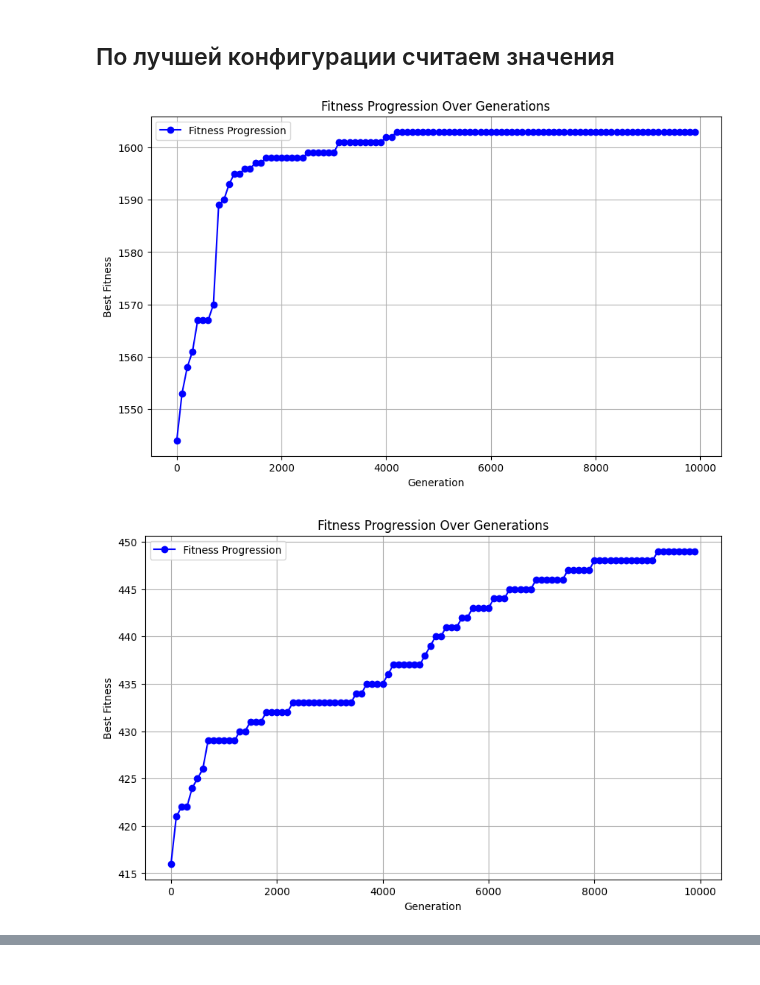
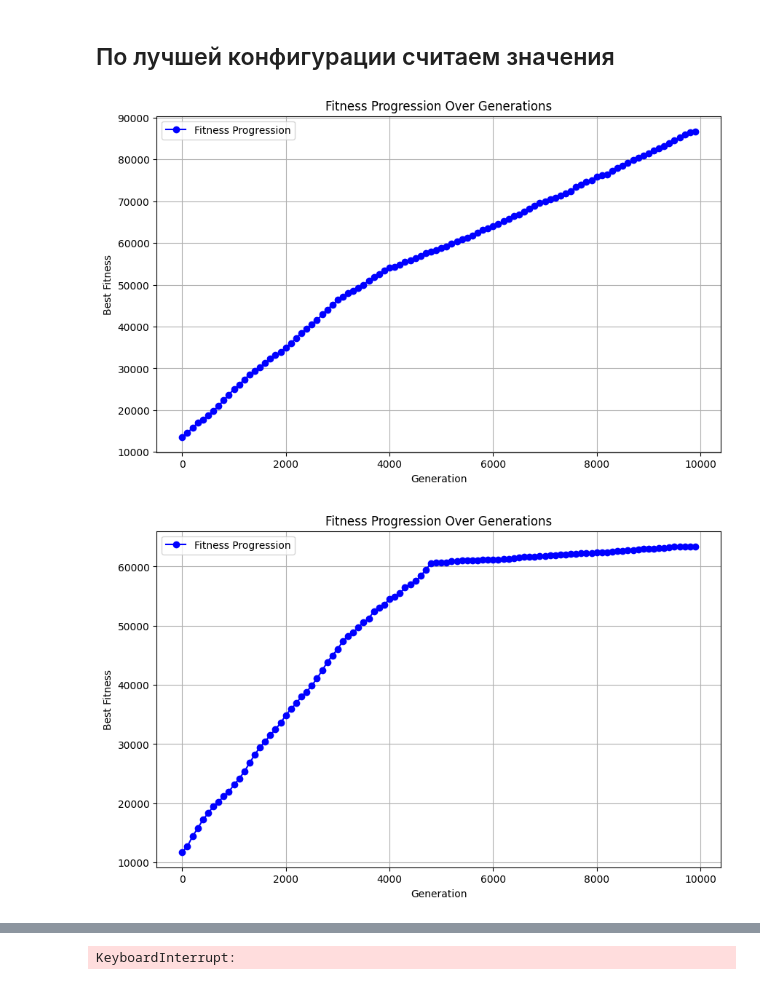
Before and after one commit to Roxasmeei/genetic_algoritm, a Jupyter notebook: analyze.ipynb, the cells around one changed output, grey strips where cells are left out. Cells and saved outputs as stored; diff of their text form; code cells hidden in the pictures.

```diff
--- a/analyze.ipynb
+++ b/analyze.ipynb
@@ -42,29 +50,29 @@ load_logs_from_json("./results/logs.json").sort_values(by='final_optimization_sc
 # %% [markdown]
 ## По лучшей конфигурации считаем значения ##
 # %%
-initial_conditions = load_json("test_conditions/initial_conditions_2.json")
+initial_conditions = load_json("test_conditions/initial_conditions_10_20.json")
 best_params = load_json("results/best_params.json")
 
 for condition in initial_conditions:
 
     genetic_characteristics = GeneticCharacteristics(
         population_size=best_params['population_size'],
         min_vals=condition['min_vals'],
         weights=condition['weights'],
         costs=condition['costs'],
         max_weight=condition['max_weight'],
         max_iterations=best_params['max_iterations'],
         epsilon=best_params['epsilon'],
         max_attempts=best_params['max_attempts'],
         size_to_generate=best_params['size_to_generate'],
         change_to_mutation=best_params['change_to_mutation'],
         tournament_size=best_params['tournament_size'],
         desired_population_size=best_params['desired_population_size']
     )
 
     genetic_algorithm = GeneticAlgorithm(genetic_characteristics)
 
     result_fitness_ga, result_ga = genetic_algorithm.start_algorithm(show_progression_type='plot')
 # %% [output]
-[figure, old version]
+[figure, new version]
-[figure, old version]
+[figure, new version]
@@ -78,0 +81 @@ for condition in initial_conditions:
+KeyboardInterrupt:
```
Also changed, not shown: parts of 3 cells of this notebook, 2 other files.
